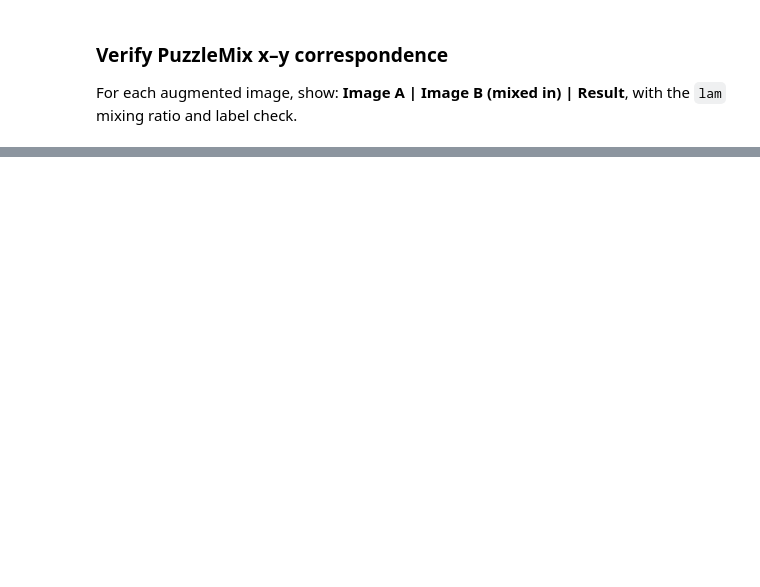
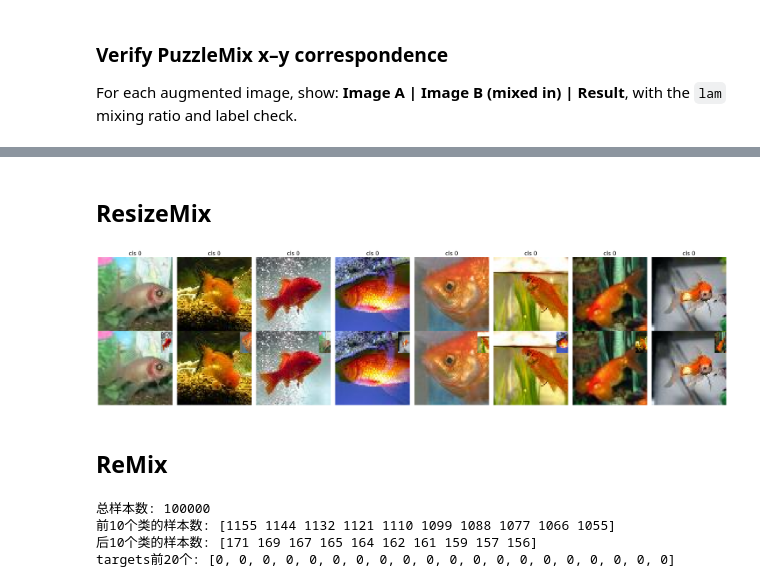
Before and after one commit to youyinnn/mlxops-aug, a Jupyter notebook: examples/demo.ipynb, the cells around one changed output, grey strips where cells are left out. Drawn from its saved outputs; the diff is of its cells as text; code cells hidden in the pictures; blank space fills up the shorter version.

```diff
--- a/examples/demo.ipynb
+++ b/examples/demo.ipynb
@@ -206,0 +205,65 @@ Per-image breakdown:
+# %% [markdown]
+## ResizeMix
+# %%
+from mlxops_aug import ResizeMix
+
+resizemix_aug   = ResizeMix(num_classes=NUM_CLASSES, config={"prob": 1.0})
+
+x_resizemix,   y_resizemix = apply_aug(resizemix_aug,   x_batch, y_batch)
+
+plot_hor(
+    [to_hwc(x_batch),
+     to_hwc(x_resizemix)],
+    rows=2, columns=N,
+    subplot_titles=col_titles,
+    idx=["Original", "ResizeMix"],
+)
+print()
+# %% [output]
+[figure, added]
+# %% [markdown]
+## ReMix
+# %%
+import numpy as np
+import matplotlib.pyplot as plt
+
+def generate_long_tail_targets(num_classes=200, total_samples=100000, decay_factor=0.99):
+    """
+    生成长尾分布的targets
+
+    Args:
+        num_classes: 类别数量
+        total_samples: 总样本数
+        decay_factor: 衰减因子，控制长尾程度
+    """
+    # 计算每个类的权重（指数衰减）
+    weights = np.array([decay_factor ** i for i in range(num_classes)])
+
+    # 归一化权重
+    weights = weights / weights.sum()
+
+    # 计算每个类的样本数量
+    samples_per_class = (weights * total_samples).astype(int)
+
+    # 确保总数正确
+    diff = total_samples - samples_per_class.sum()
+    samples_per_class[:diff] += 1
+
+    # 生成targets
+    targets = []
+    for class_id in range(num_classes):
+        targets.extend([class_id] * samples_per_class[class_id])
+
+    return targets, samples_per_class
+
+# 生成长尾targets
+targets, counts = generate_long_tail_targets()
+print(f"总样本数: {len(targets)}")
+print(f"前10个类的样本数: {counts[:10]}")
+print(f"后10个类的样本数: {counts[-10:]}")
+print(f"targets前20个: {targets[:20]}")
+# %% [output]
+总样本数: 100000
+前10个类的样本数: [1155 1144 1132 1121 1110 1099 1088 1077 1066 1055]
+后10个类的样本数: [171 169 167 165 164 162 161 159 157 156]
+targets前20个: [0, 0, 0, 0, 0, 0, 0, 0, 0, 0, 0, 0, 0, 0, 0, 0, 0, 0, 0, 0]
```
Also changed, not shown: parts of 9 cells of this notebook, 10 other files.
